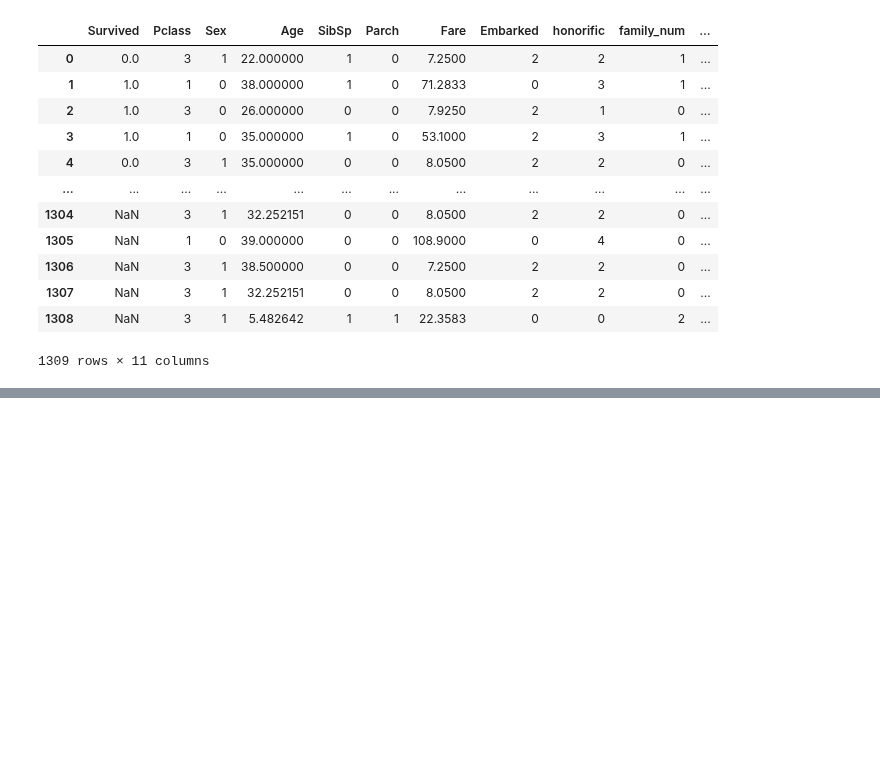
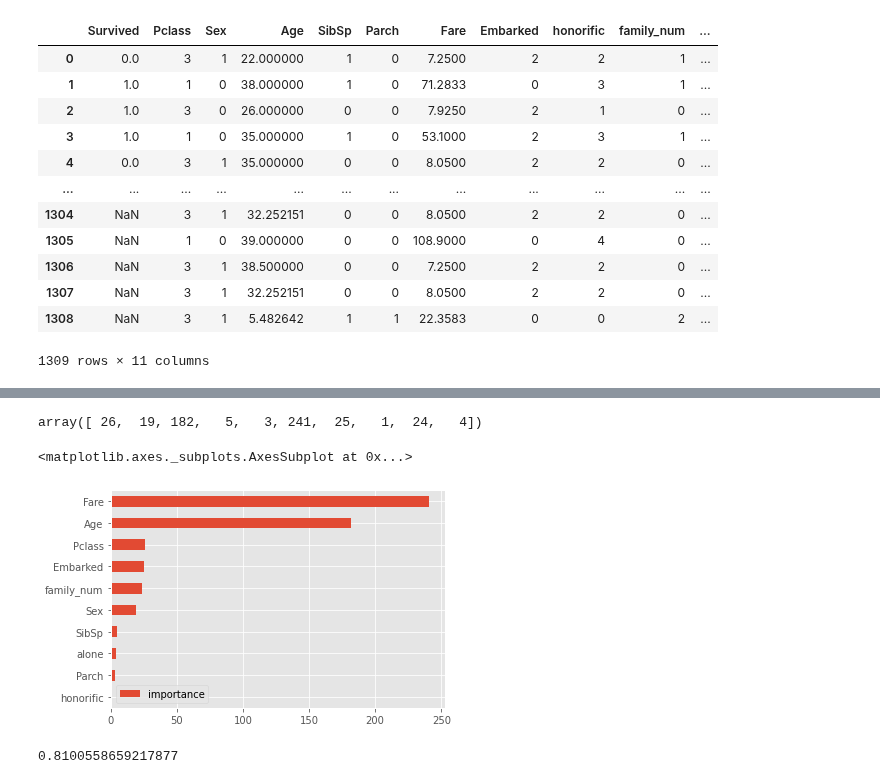
Before and after one commit to TaeMD/ML-projects, a Jupyter notebook: Titanic_Kaggle.ipynb, the cells around one changed output, grey strips where cells are left out. Cells and saved outputs as stored; diff of their text form; code cells hidden in the pictures; blank space fills up the shorter version.

```diff
--- a/Titanic_Kaggle.ipynb
+++ b/Titanic_Kaggle.ipynb
@@ -558,3 +550,14 @@ categories = ['Embarked', 'Pclass', 'Sex', 'honorific', 'alone']
 # %%
 lgb_train = lgb.Dataset(X_train, Y_train, categorical_feature=categories)
 lgb_eval = lgb.Dataset(X_valid, Y_valid, categorical_feature=categories, reference = lgb_train )
+# %%
+lgbm_params = {'objective':'binary',
+               'random_seed':1234
+}
+# %%
+model_lgb = lgb.train(lgbm_params,
+                      lgb_train,
+                      valid_sets=lgb_eval,
+                      num_boost_round=100,
+                      early_stopping_rounds=20,
+                      verbose_eval=10)
@@ -560,0 +572,11 @@ lgb_eval = lgb.Dataset(X_valid, Y_valid, categorical_feature=categories, referen
+# %%
+model_lgb.feature_importance()
+# %% [output]
+array([ 26,  19, 182,   5,   3, 241,  25,   1,  24,   4])
+# %%
+importance = pd.DataFrame(model_lgb.feature_importance(), index=X_train.columns, columns=['importance']).sort_values(by='importance',
+                                                                                                                     ascending=True)
+importance.plot.barh()
+# %% [output]
+<matplotlib.axes._subplots.AxesSubplot at 0x...>
+[figure, added]
@@ -560,0 +587,4 @@ lgb_eval = lgb.Dataset(X_valid, Y_valid, categorical_feature=categories, referen
+# %%
+accuracy_score(Y_valid, np.round(y_pred))
+# %% [output]
+0.8100558659217877
```
Also changed, not shown: parts of 4 cells of this notebook.
